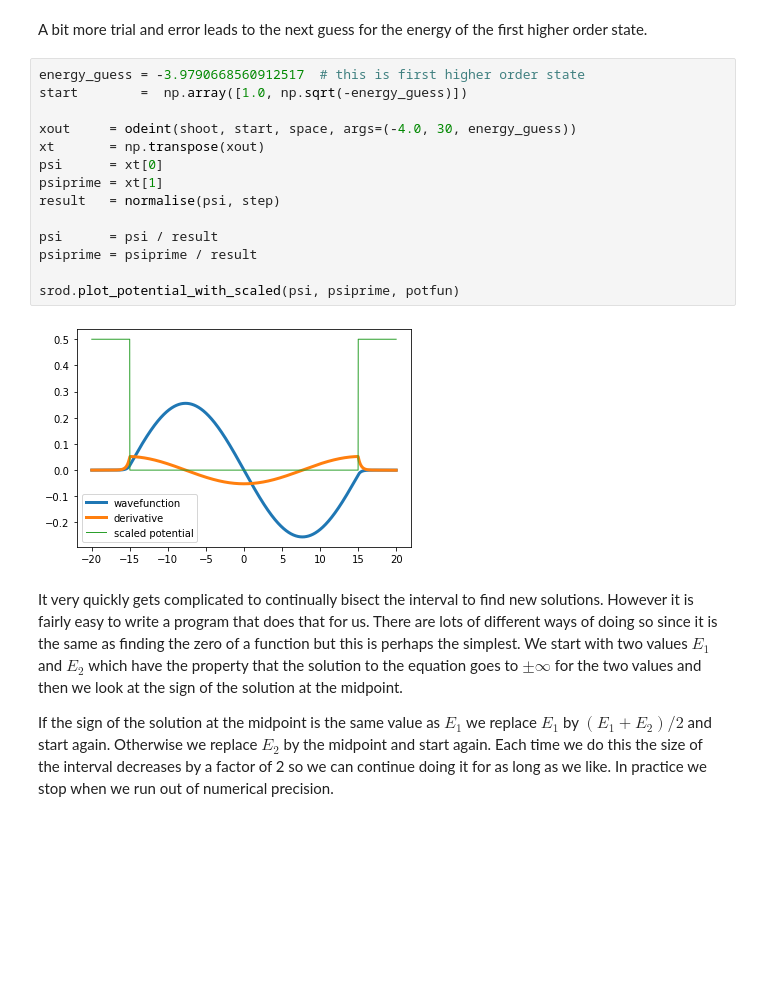
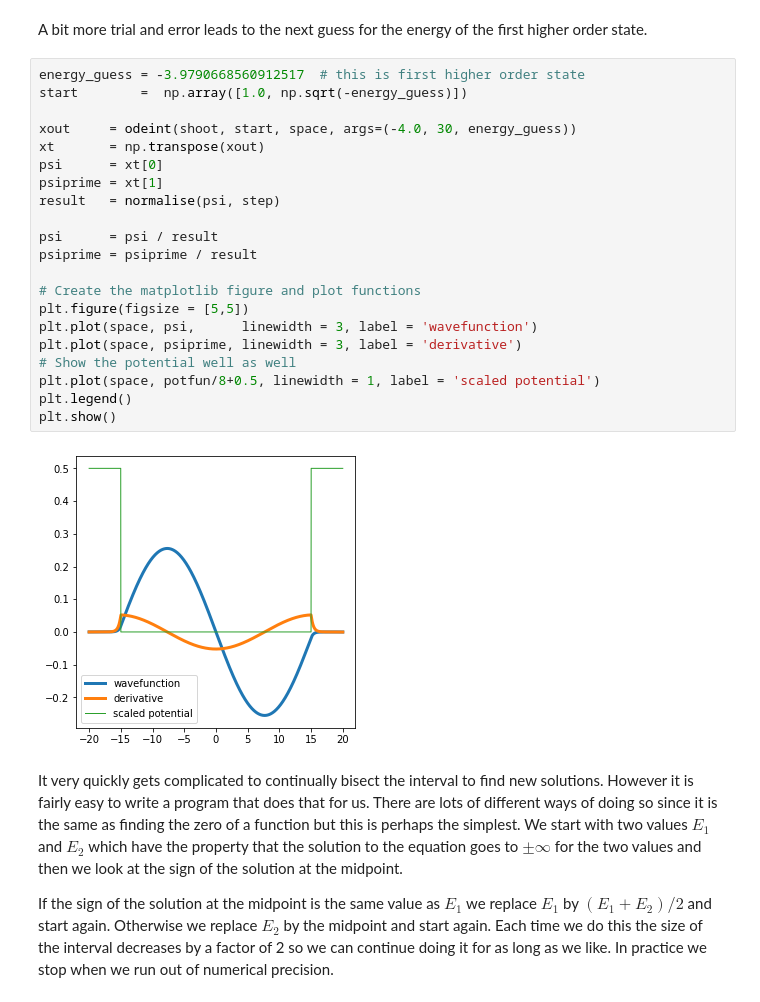
Before and after one commit to hjelleyman/lorentz, a Jupyter notebook: schrodinger2.ipynb, the cells around one changed output. Cells and saved outputs as stored; diff of their text form; blank space fills up the shorter version.

```diff
--- a/schrodinger2.ipynb
+++ b/schrodinger2.ipynb
@@ -136,19 +154,26 @@ A bit more trial and error leads to the next guess for the energy of the first h
 # %%
 energy_guess = -3.9790668560912517  # this is first higher order state
 start        =  np.array([1.0, np.sqrt(-energy_guess)])
 
 xout     = odeint(shoot, start, space, args=(-4.0, 30, energy_guess))
 xt       = np.transpose(xout)
 psi      = xt[0]
 psiprime = xt[1]
 result   = normalise(psi, step)
 
 psi      = psi / result
 psiprime = psiprime / result
 
-srod.plot_potential_with_scaled(psi, psiprime, potfun)
+# Create the matplotlib figure and plot functions
+plt.figure(figsize = [5,5])
+plt.plot(space, psi,      linewidth = 3, label = 'wavefunction')
+plt.plot(space, psiprime, linewidth = 3, label = 'derivative')
+# Show the potential well as well
+plt.plot(space, potfun/8+0.5, linewidth = 1, label = 'scaled potential')
+plt.legend()
+plt.show()
 # %% [output]
-[figure, old version]
+[figure, new version]
 # %% [markdown]
 It very quickly gets complicated to continually bisect the interval to find new
 solutions. However it is fairly easy to write a program that does that for us. There are lots of different ways of doing so since it is the same as finding the zero of a function but this is perhaps the simplest. We start with two values $E_1$ and $E_2$ which have the property that
```
Also changed, not shown: parts of 25 cells of this notebook, 1 other file.
